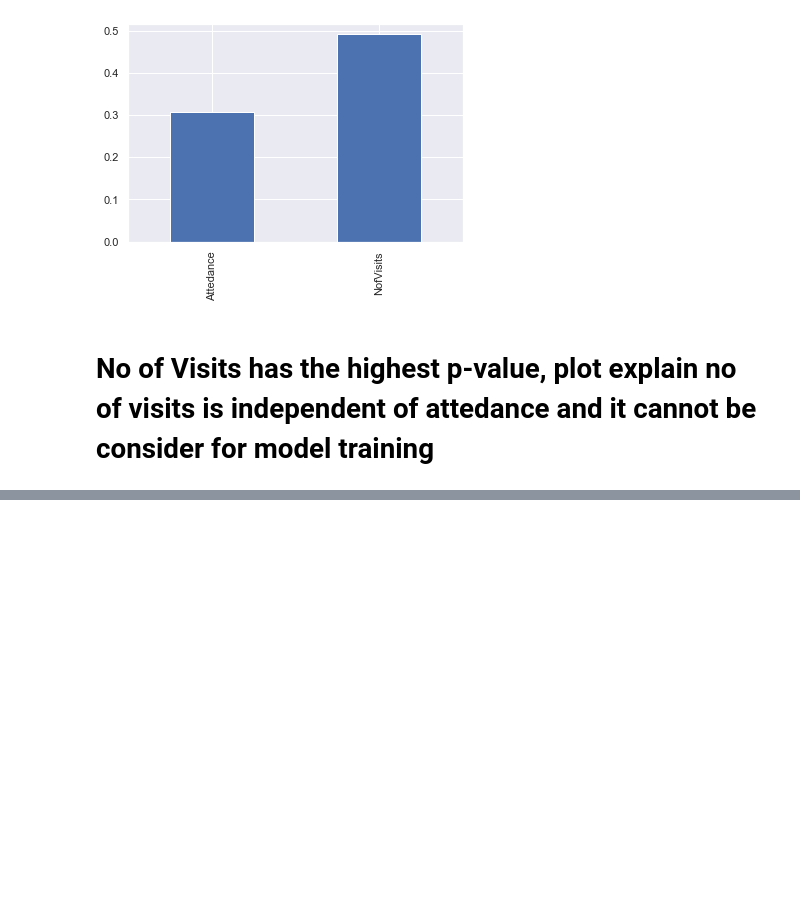
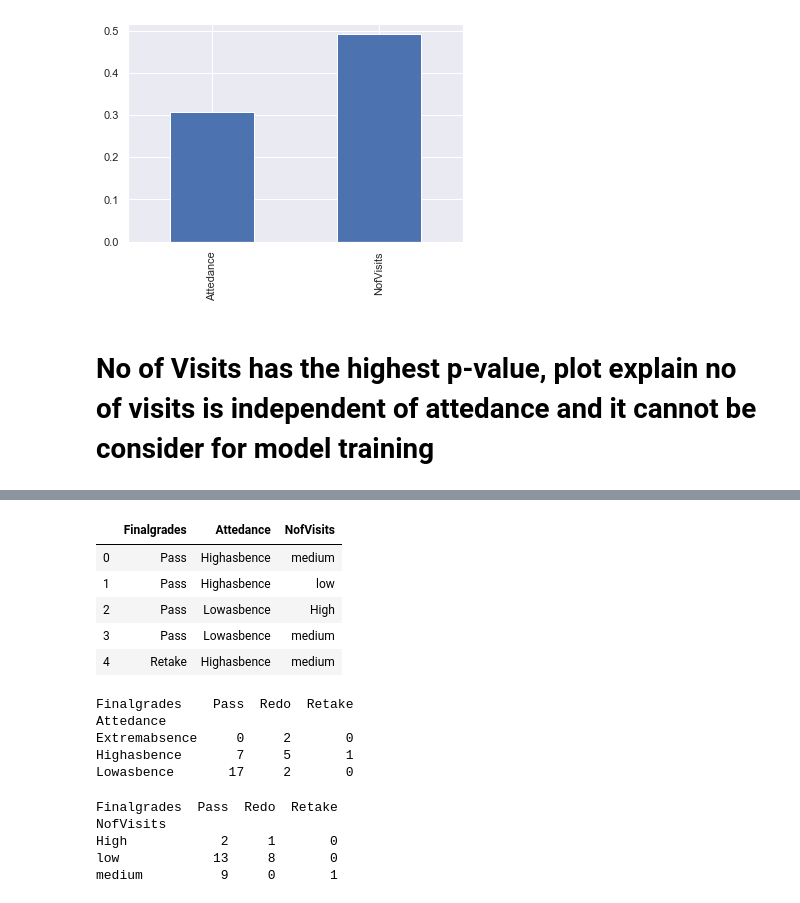
Before and after one commit to bayyaraghu/Usecase, a Jupyter notebook: Untitled4.ipynb, the cells around one changed output, grey strips where cells are left out. Drawn from its saved outputs; the diff is of its cells as text; code cells hidden in the pictures; blank space fills up the shorter version.

```diff
--- a/Untitled4.ipynb
+++ b/Untitled4.ipynb
@@ -128,0 +158,27 @@ p_value.plot.bar()
+# %%
+featuredstd1.head()
+# %% [output]
+|  | Finalgrades | Attedance | NofVisits |
+| 0 | Pass | Highasbence | medium |
+| 1 | Pass | Highasbence | low |
+| 2 | Pass | Lowasbence | High |
+| 3 | Pass | Lowasbence | medium |
+| 4 | Retake | Highasbence | medium |
+# %%
+contigency_att_finlgrd = pd.crosstab(featuredstd1['Attedance'], featuredstd1['Finalgrades'])
+print(contigency_att_finlgrd)
+# %% [output]
+Finalgrades    Pass  Redo  Retake
+Attedance
+Extremabsence     0     2       0
+Highasbence       7     5       1
+Lowasbence       17     2       0
+# %%
+contigency_vist_finlgrd = pd.crosstab(featuredstd1['NofVisits'], featuredstd1['Finalgrades'])
+print(contigency_vist_finlgrd)
+# %% [output]
+Finalgrades  Pass  Redo  Retake
+NofVisits
+High            2     1       0
+low            13     8       0
+medium          9     0       1
```
Also changed, not shown: parts of 9 cells of this notebook.
